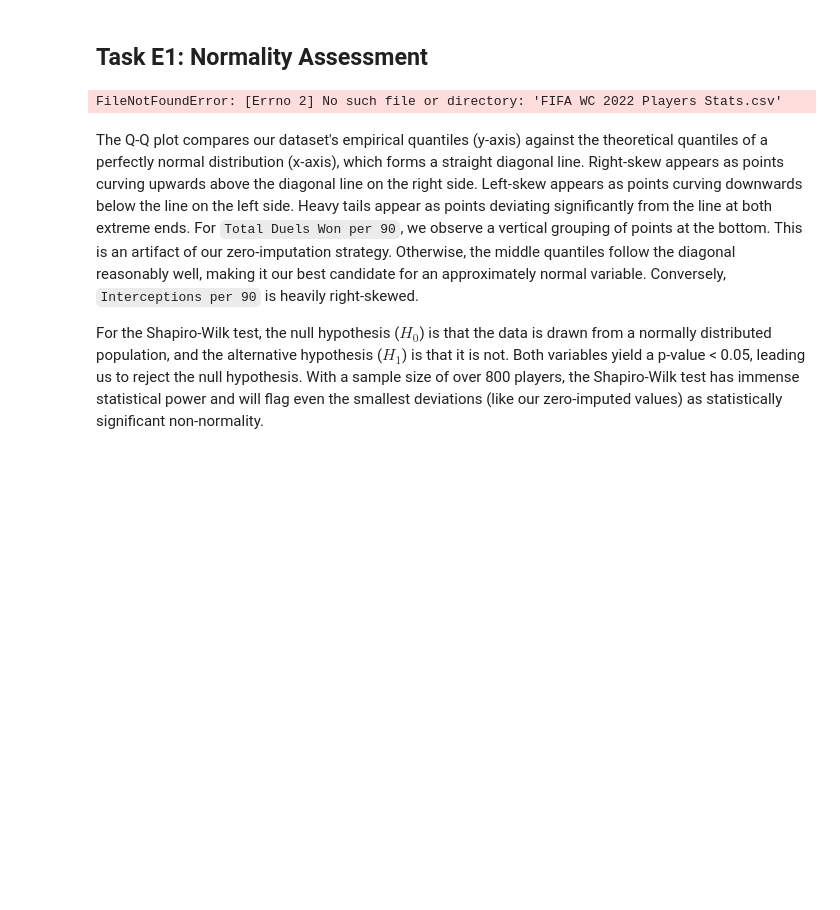
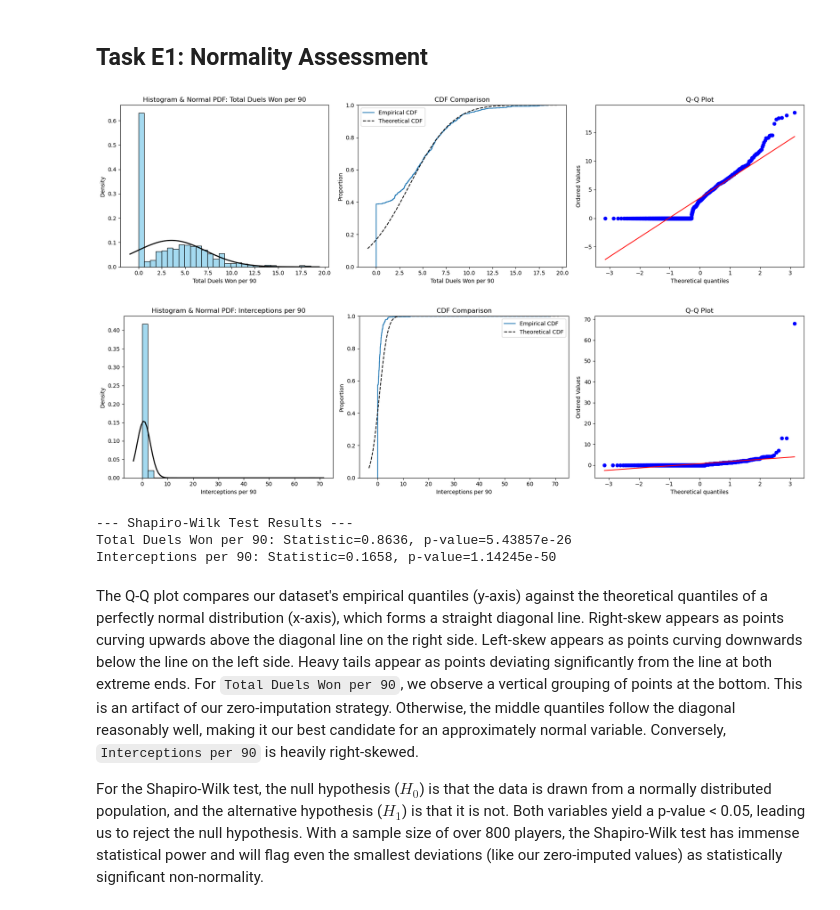
Before and after one commit to SamUM13/UM_WQD7013StatisticsforDS_Assignment1, a Jupyter notebook: 7013_Ass1.ipynb, the cells around one changed output. Drawn from its saved outputs; the diff is of its cells as text; code cells hidden in the pictures; blank space fills up the shorter version.

Commit message:
fixed read_csv error
use github url for dataset instead of  reading from local file to avoid read error

```diff
--- a/7013_Ass1.ipynb
+++ b/7013_Ass1.ipynb
@@ -1186,7 +1217,9 @@ import seaborn as sns
 import scipy.stats as stats
 
 # Load data using a relative path to comply with assignment rules
-df_raw = pd.read_csv("FIFA WC 2022 Players Stats.csv")
+#df_raw = pd.read_csv("FIFA WC 2022 Players Stats.csv")
+url = "https://raw.githubusercontent.com/SamUM13/UM_WQD7013StatisticsforDS_Assignment1/refs/heads/main/FIFA%20WC%202022%20Players%20Stats.csv"
+df_raw = pd.read_csv(url)
 df_raw.columns = df_raw.columns.str.strip()
 
 # Create a specific dataframe for Task E to avoid overwriting previous variables
@@ -1217,34 +1250,38 @@ def plot_normality(data, title):
     x = np.linspace(xmin, xmax, 100)
     p = stats.norm.pdf(x, np.mean(data), np.std(data, ddof=1))
     axes[0].plot(x, p, 'k', linewidth=2)
     axes[0].set_title(f'Histogram & Normal PDF: {title}')
 
     # ECDF vs Theoretical CDF
     sns.ecdfplot(data, ax=axes[1], label='Empirical CDF')
     axes[1].plot(x, stats.norm.cdf(x, np.mean(data), np.std(data, ddof=1)), 'k--', label='Theoretical CDF')
     axes[1].set_title('CDF Comparison')
     axes[1].legend()
 
     # Q-Q Plot
     stats.probplot(data, dist="norm", plot=axes[2])
     axes[2].set_title('Q-Q Plot')
 
     plt.tight_layout()
     plt.show()
 
 # Generate plots
 plot_normality(var_norm, 'Total Duels Won per 90')
 plot_normality(var_skew, 'Interceptions per 90')
 
 # Shapiro-Wilk Tests
 stat_norm, p_norm = stats.shapiro(var_norm)
 stat_skew, p_skew = stats.shapiro(var_skew)
 
 print("--- Shapiro-Wilk Test Results ---")
 print(f"Total Duels Won per 90: Statistic={stat_norm:.4f}, p-value={p_norm:.5e}")
 print(f"Interceptions per 90: Statistic={stat_skew:.4f}, p-value={p_skew:.5e}")
 # %% [output]
+[figure, added]
+[figure, added]
-FileNotFoundError: [Errno 2] No such file or directory: 'FIFA WC 2022 Players Stats.csv'
+--- Shapiro-Wilk Test Results ---
+Total Duels Won per 90: Statistic=0.8636, p-value=5.43857e-26
+Interceptions per 90: Statistic=0.1658, p-value=1.14245e-50
 # %% [markdown]
 The Q-Q plot compares our dataset's empirical quantiles (y-axis) against the theoretical quantiles of a perfectly normal distribution (x-axis), which forms a straight diagonal line. Right-skew appears as points curving upwards above the diagonal line on the right side. Left-skew appears as points curving downwards below the line on the left side. Heavy tails appear as points deviating significantly from the line at both extreme ends. For `Total Duels Won per 90`, we observe a vertical grouping of points at the bottom. This is an artifact of our zero-imputation strategy. Otherwise, the middle quantiles follow the diagonal reasonably well, making it our best candidate for an approximately normal variable. Conversely, `Interceptions per 90` is heavily right-skewed.
 
```
Also changed, not shown: parts of 3 cells of this notebook.
